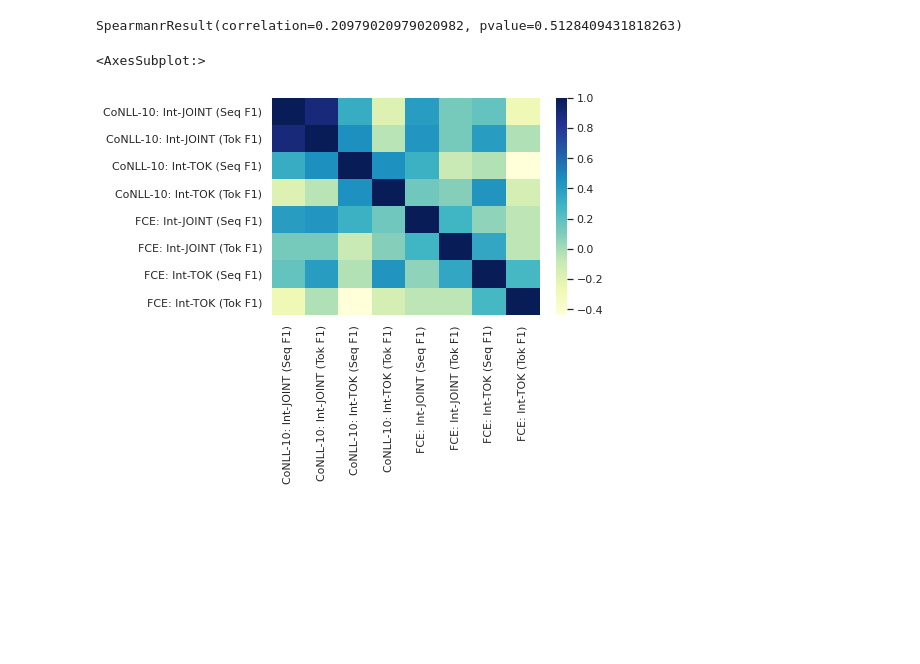
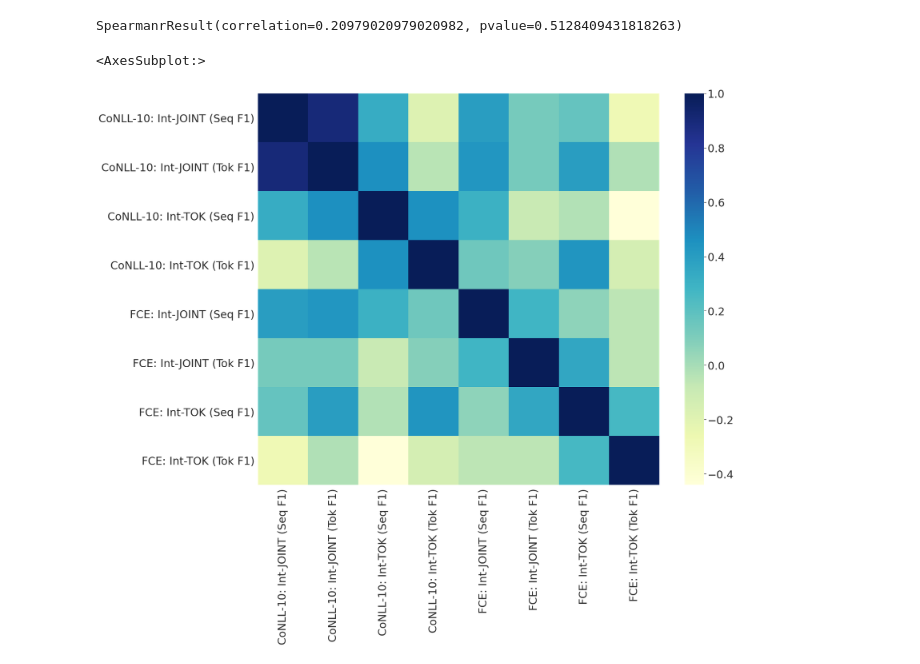
Before and after one commit to TaylorT1997/multi-level-optimisation, a Jupyter notebook: notebooks/dataset_comparison_and_head_analysis.ipynb, the cells around one changed output. Saved outputs shown, nothing was run; the diff lists cells and outputs as text; code cells hidden in the pictures; blank space fills up the shorter version.

Commit message:
Added plots and notebook

```diff
--- a/notebooks/dataset_comparison_and_head_analysis.ipynb
+++ b/notebooks/dataset_comparison_and_head_analysis.ipynb
@@ -583,8 +583,11 @@ corr = df.corr(method="pearson")
 spearmanr(conll10_joint_seq, conll10_joint_tok)
 # %% [output]
 SpearmanrResult(correlation=0.20979020979020982, pvalue=0.5128409431818263)
-# %%
-sns.heatmap(df, cmap="YlGnBu")
-# %% [output]
-<AxesSubplot:>
-[figure, removed]
+# %%
+fig = plt.figure(figsize=(25,20))
+plt.rc('xtick',labelsize=30)
+plt.rc('ytick',labelsize=30)
+sns.heatmap(df, cmap="YlGnBu")
+# %% [output]
+<AxesSubplot:>
+[figure, added]
```
Also changed, not shown: parts of 12 cells of this notebook, 11 other files.
